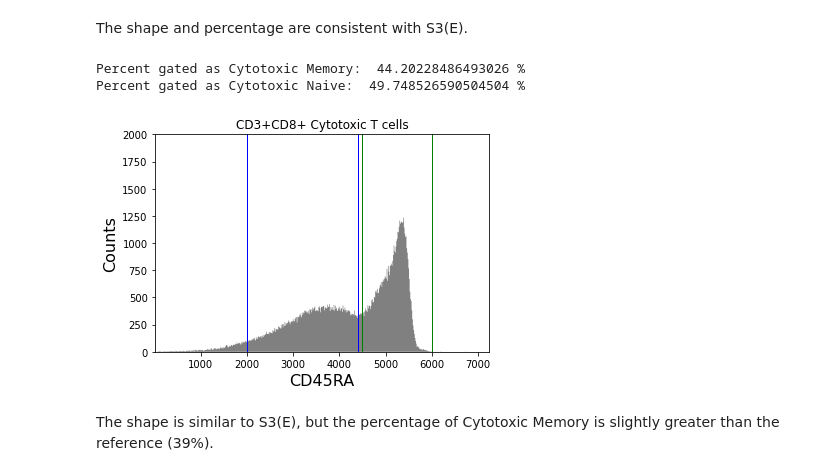
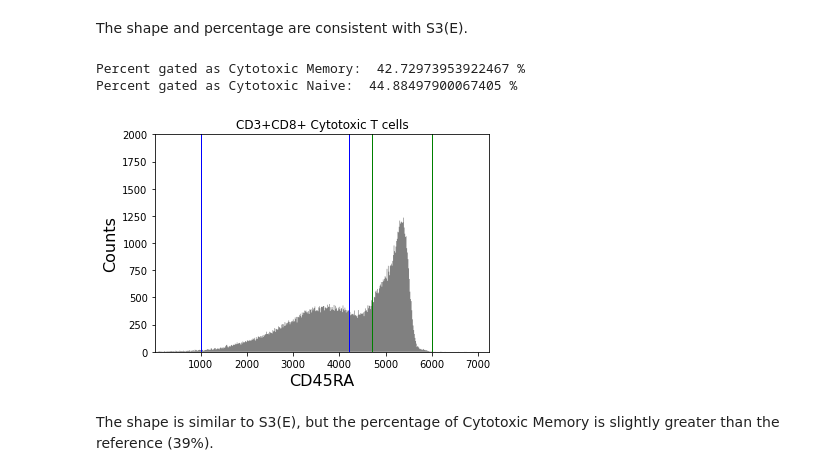
Before and after one commit to meyer-lab/gc-valent, a Jupyter notebook: ckine/Gating_w_Comp_0423_plate1.ipynb, the cells around one changed output. Cells and saved outputs as stored; diff of their text form; code cells hidden in the pictures.

```diff
--- a/ckine/Gating_w_Comp_0423_plate1.ipynb
+++ b/ckine/Gating_w_Comp_0423_plate1.ipynb
@@ -176,18 +176,18 @@ Percent gated as CD3+CD8+:  19.18564069574848 %
 The shape and percentage are consistent with S3(E).
 # %%
 cd3cd8sample = panel3.gate(cd8_gate)
-memcd3cd8gate = ThresholdGate(4400.0, ['BL3-H'], region='below') & ThresholdGate(2000.0, ['BL3-H'], region='above')
-naivecd3cd8gate = ThresholdGate(4500.0, ['BL3-H'], region='above') & ThresholdGate(6000.0, ['BL3-H'], region='below')
+memcd3cd8gate = ThresholdGate(4200.0, ['BL3-H'], region='below') & ThresholdGate(1000.0, ['BL3-H'], region='above')
+naivecd3cd8gate = ThresholdGate(4700.0, ['BL3-H'], region='above') & ThresholdGate(6000.0, ['BL3-H'], region='below')
 _ = cd3cd8sample.plot(['BL3-H'], gates=[memcd3cd8gate,naivecd3cd8gate], bins=500)
 plt.xlabel("CD45RA")
 plt.title("CD3+CD8+ Cytotoxic T cells")
 plt.xlim(left=1)
 plt.ylim(top=2000)
 print("Percent gated as Cytotoxic Memory: ", cd3cd8sample.gate(memcd3cd8gate).counts/cd3cd8sample.counts*100., "%")
 print("Percent gated as Cytotoxic Naive: ", cd3cd8sample.gate(naivecd3cd8gate).counts/cd3cd8sample.counts*100., "%")
 # %% [output]
-Percent gated as Cytotoxic Memory:  44.20228486493026 %
-Percent gated as Cytotoxic Naive:  49.748526590504504 %
+Percent gated as Cytotoxic Memory:  42.72973953922467 %
+Percent gated as Cytotoxic Naive:  44.88497900067405 %
-[figure, old version]
+[figure, new version]
 # %% [markdown]
 The shape is similar to S3(E), but the percentage of Cytotoxic Memory is slightly greater than the reference (39%).
```
Also changed, not shown: parts of 2 cells of this notebook, 3 other files.
